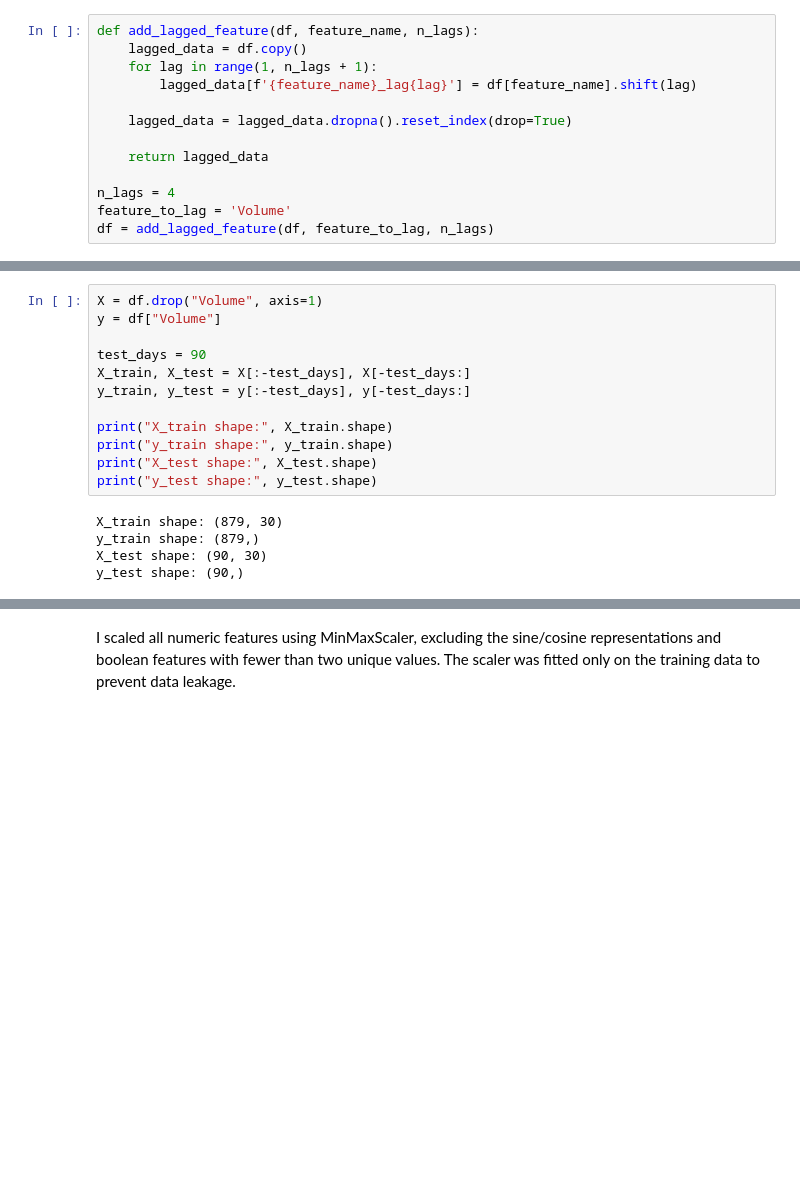
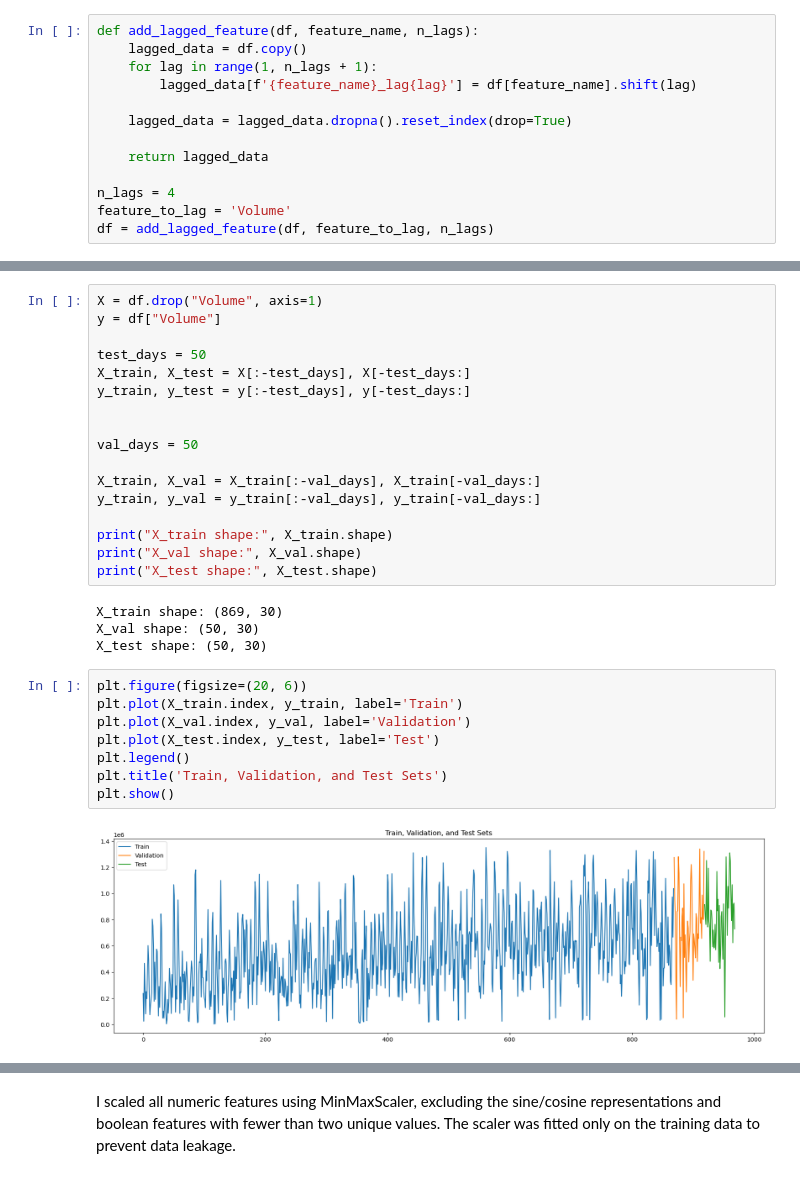
Before and after one commit to andrii-zapukhlyi/inpost_optimizing, a Jupyter notebook: inpost_optimizing.ipynb, the cells around one changed output, grey strips where cells are left out. Saved outputs shown, nothing was run; the diff lists cells and outputs as text; blank space fills up the shorter version.

Commit message:
added hyperparameter tuning for GRU (3x RMSE improvement) + train/val/test split

```diff
--- a/inpost_optimizing.ipynb
+++ b/inpost_optimizing.ipynb
@@ -1186,19 +1189,33 @@ df = add_lagged_feature(df, feature_to_lag, n_lags)
 X = df.drop("Volume", axis=1)
 y = df["Volume"]
 
-test_days = 90
+test_days = 50
 X_train, X_test = X[:-test_days], X[-test_days:]
 y_train, y_test = y[:-test_days], y[-test_days:]
 
+
+val_days = 50
+
+X_train, X_val = X_train[:-val_days], X_train[-val_days:]
+y_train, y_val = y_train[:-val_days], y_train[-val_days:]
+
 print("X_train shape:", X_train.shape)
-print("y_train shape:", y_train.shape)
+print("X_val shape:", X_val.shape)
 print("X_test shape:", X_test.shape)
-print("y_test shape:", y_test.shape)
 # %% [output]
-X_train shape: (879, 30)
-y_train shape: (879,)
-X_test shape: (90, 30)
-y_test shape: (90,)
+X_train shape: (869, 30)
+X_val shape: (50, 30)
+X_test shape: (50, 30)
+# %%
+plt.figure(figsize=(20, 6))
+plt.plot(X_train.index, y_train, label='Train')
+plt.plot(X_val.index, y_val, label='Validation')
+plt.plot(X_test.index, y_test, label='Test')
+plt.legend()
+plt.title('Train, Validation, and Test Sets')
+plt.show()
+# %% [output]
+[figure, added]
 # %%
 scaler = MinMaxScaler()
 
```
Also changed, not shown: parts of 69 cells of this notebook, 2 other files.
